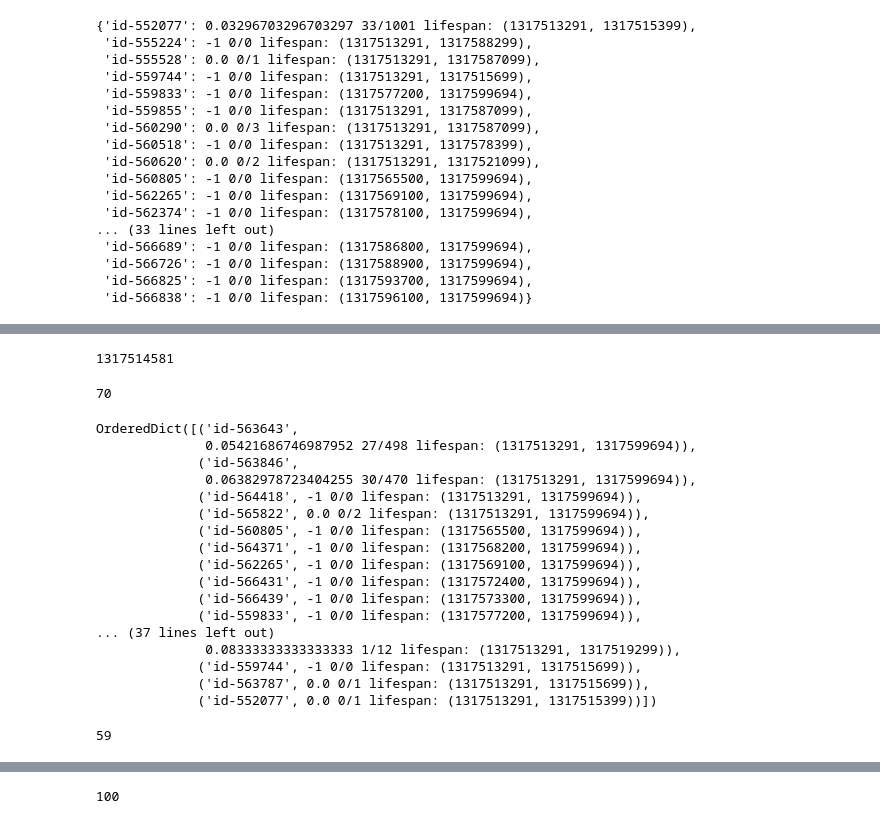
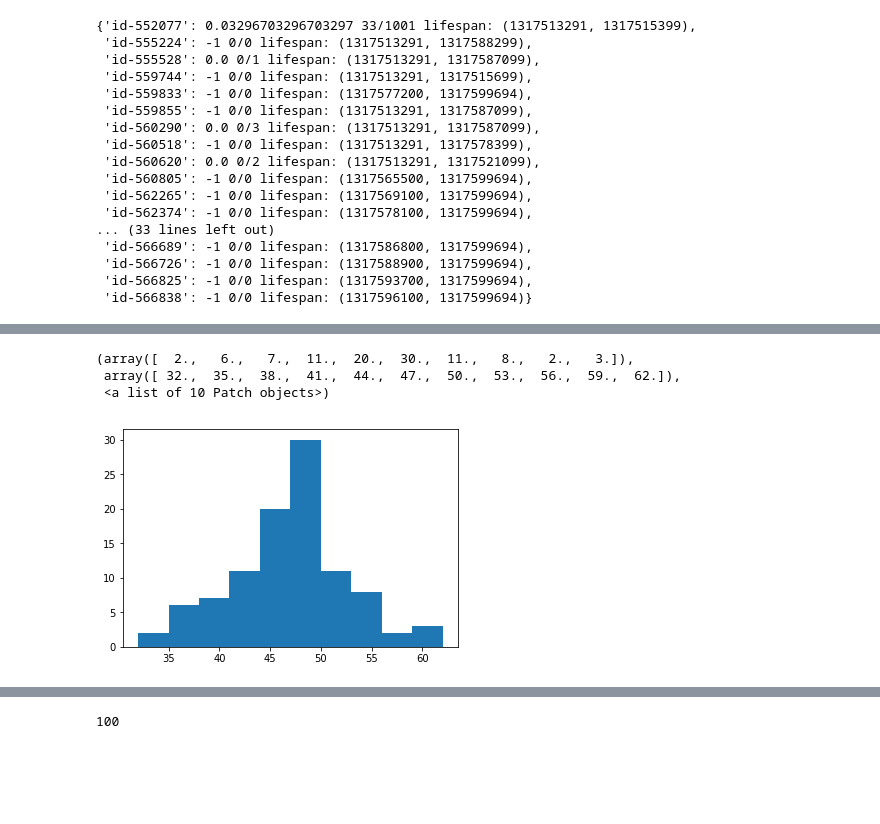
Before and after one commit to ShrekFelix/Reducing-Exploration-of-Dying-Arms-in-Mortal-Bandits, a Jupyter notebook: recommenders.ipynb, the cells around one changed output, grey strips where cells are left out. Cells and saved outputs as stored; diff of their text form; code cells hidden in the pictures; blank space fills up the shorter version.

```diff
--- a/recommenders.ipynb
+++ b/recommenders.ipynb
@@ -63,0 +147,5 @@ unborn = list(sorted(pool.keys(), key=lambda k:pool[k].birth, reverse=True))
+# %%
+agl = AG_L(records, pool, unborn)
+agl.initialize(25)
+agl.play(1000,.1)
+agl.rewards
@@ -258,5 +305,7 @@ class AG_L:
 # %%
-%%timeit
-agl = AG_L(records, pool)
-agl.initialize(25)
-agl.play(975,.1)
+def play(args):
+    records, pool = args
+    agl = AG_L(records, pool, unborn)
+    agl.initialize(25)
+    agl.play(975, .3)
+    return agl.rewards
@@ -269,32 +312,10 @@ agl.play(975,.1)
-# %%
-agl.time
-# %% [output]
-1317514581
-# %%
-agl.n_exploit
-# %% [output]
-70
-# %%
-agl.pool
-# %% [output]
-OrderedDict([('id-563643',
-              0.05421686746987952 27/498 lifespan: (1317513291, 1317599694)),
-             ('id-563846',
-              0.06382978723404255 30/470 lifespan: (1317513291, 1317599694)),
-             ('id-564418', -1 0/0 lifespan: (1317513291, 1317599694)),
-             ('id-565822', 0.0 0/2 lifespan: (1317513291, 1317599694)),
-             ('id-560805', -1 0/0 lifespan: (1317565500, 1317599694)),
-             ('id-564371', -1 0/0 lifespan: (1317568200, 1317599694)),
-             ('id-562265', -1 0/0 lifespan: (1317569100, 1317599694)),
-             ('id-566431', -1 0/0 lifespan: (1317572400, 1317599694)),
-             ('id-566439', -1 0/0 lifespan: (1317573300, 1317599694)),
-             ('id-559833', -1 0/0 lifespan: (1317577200, 1317599694)),
-... (37 lines left out)
-              0.08333333333333333 1/12 lifespan: (1317513291, 1317519299)),
-             ('id-559744', -1 0/0 lifespan: (1317513291, 1317515699)),
-             ('id-563787', 0.0 0/1 lifespan: (1317513291, 1317515699)),
-             ('id-552077', 0.0 0/1 lifespan: (1317513291, 1317515399))])
-# %%
-agl.rewards
-# %% [output]
-59
+# %%
+res = []
+with Pool(4) as p:
+    res = p.map(play, [(records, pool) for _ in range(100)])
+plt.hist(res)
+# %% [output]
+(array([  2.,   6.,   7.,  11.,  20.,  30.,  11.,   8.,   2.,   3.]),
+ array([ 32.,  35.,  38.,  41.,  44.,  47.,  50.,  53.,  56.,  59.,  62.]),
+ <a list of 10 Patch objects>)
+[figure, added]
```
Also changed, not shown: parts of 17 cells of this notebook.
